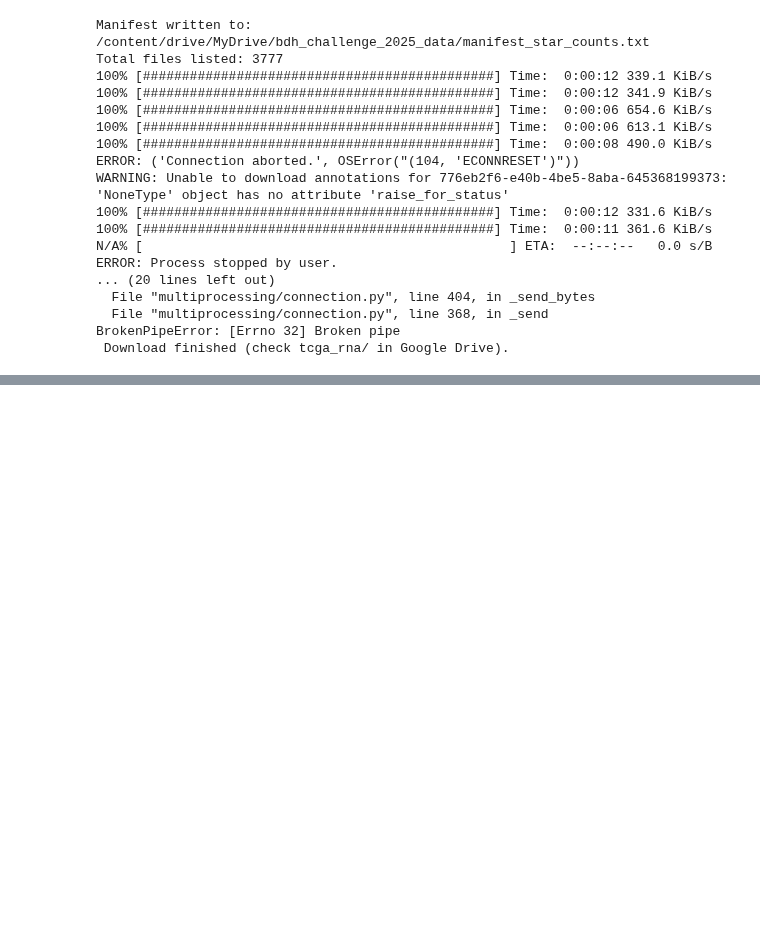
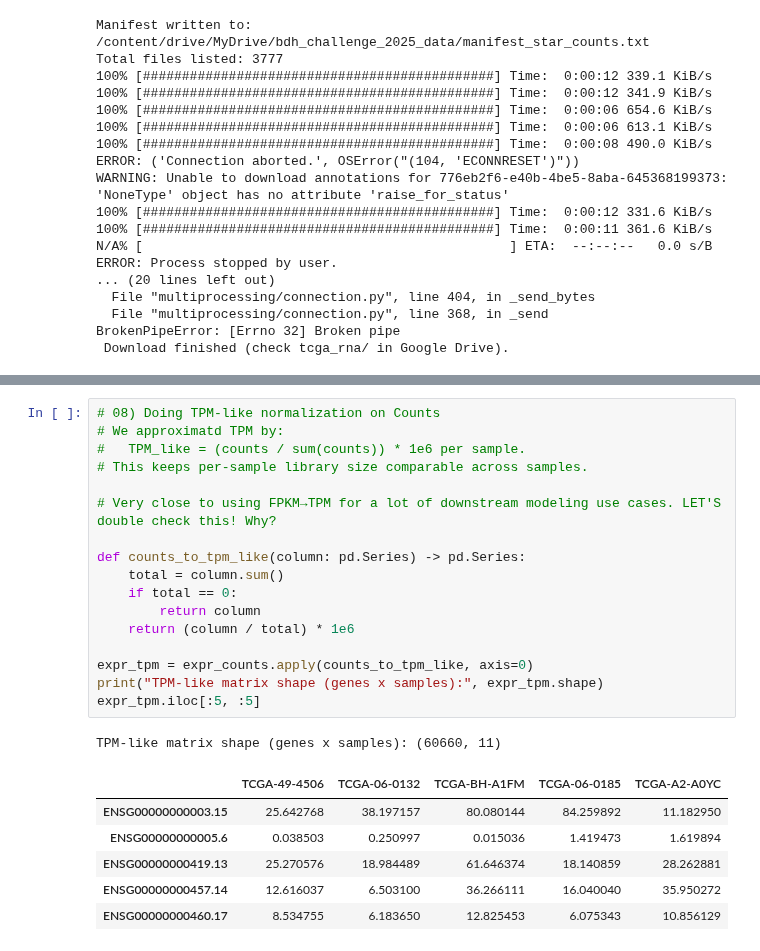
Before and after one commit to arionandrei2000/bdh_challenge_2025, a Jupyter notebook: notebooks/01_data_setup.ipynb, the cells around one changed output, grey strips where cells are left out. Saved outputs shown, nothing was run; the diff lists cells and outputs as text; blank space fills up the shorter version.

```diff
--- a/notebooks/01_data_setup.ipynb
+++ b/notebooks/01_data_setup.ipynb
@@ -455,3 +350,28 @@ Counts matrix shape (genes x samples): (60660, 11)
 | ENSG00000000457.14 | 983 | 285 | 2412 | 565 | 2530 |
 | ENSG00000000460.17 | 665 | 271 | 853 | 214 | 764 |
 Skipped files: 0
+# %%
+# 08) Doing TPM-like normalization on Counts
+# We approximatd TPM by:
+#   TPM_like = (counts / sum(counts)) * 1e6 per sample.
+# This keeps per-sample library size comparable across samples.
+
+# Very close to using FPKM→TPM for a lot of downstream modeling use cases. LET'S double check this! Why?
+
+def counts_to_tpm_like(column: pd.Series) -> pd.Series:
+    total = column.sum()
+    if total == 0:
+        return column
+    return (column / total) * 1e6
+
+expr_tpm = expr_counts.apply(counts_to_tpm_like, axis=0)
+print("TPM-like matrix shape (genes x samples):", expr_tpm.shape)
+expr_tpm.iloc[:5, :5]
+# %% [output]
+TPM-like matrix shape (genes x samples): (60660, 11)
+|  | TCGA-49-4506 | TCGA-06-0132 | TCGA-BH-A1FM | TCGA-06-0185 | TCGA-A2-A0YC |
+| ENSG00000000003.15 | 25.642768 | 38.197157 | 80.080144 | 84.259892 | 11.182950 |
+| ENSG00000000005.6 | 0.038503 | 0.250997 | 0.015036 | 1.419473 | 1.619894 |
+| ENSG00000000419.13 | 25.270576 | 18.984489 | 61.646374 | 18.140859 | 28.262881 |
+| ENSG00000000457.14 | 12.616037 | 6.503100 | 36.266111 | 16.040040 | 35.950272 |
+| ENSG00000000460.17 | 8.534755 | 6.183650 | 12.825453 | 6.075343 | 10.856129 |
```
Also changed, not shown: parts of 2 cells of this notebook.
